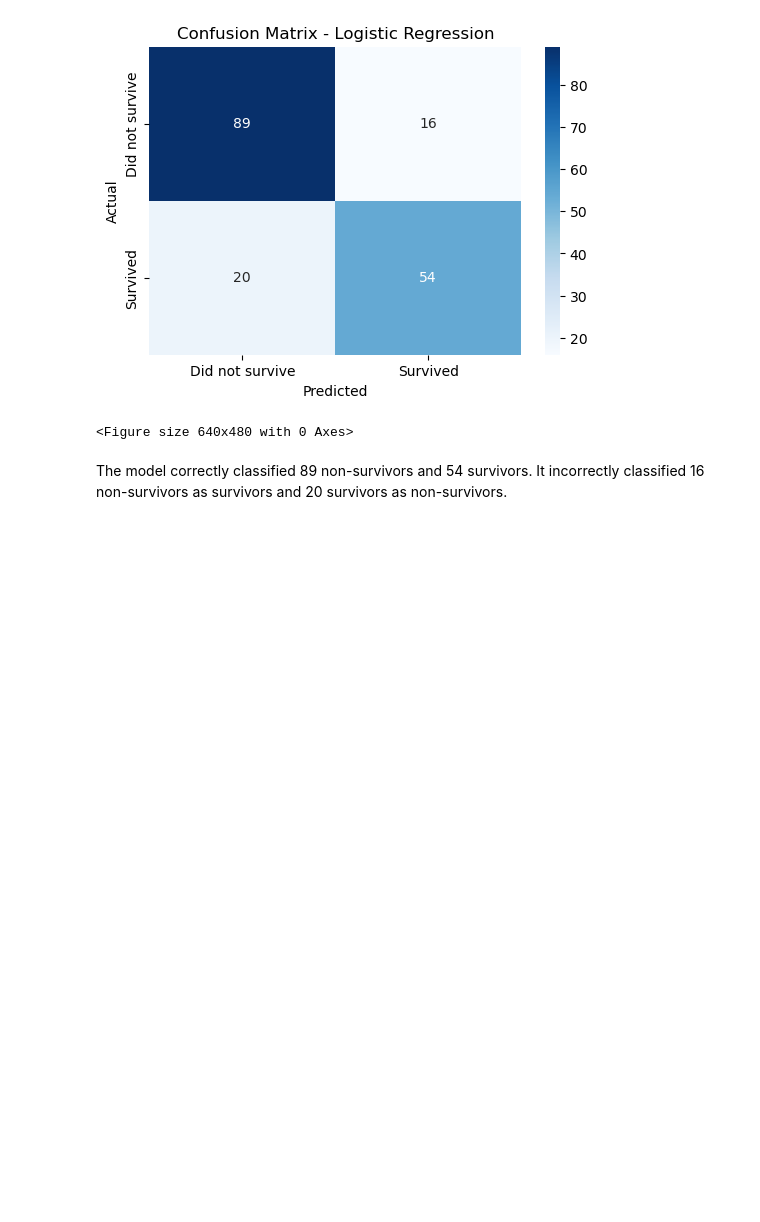
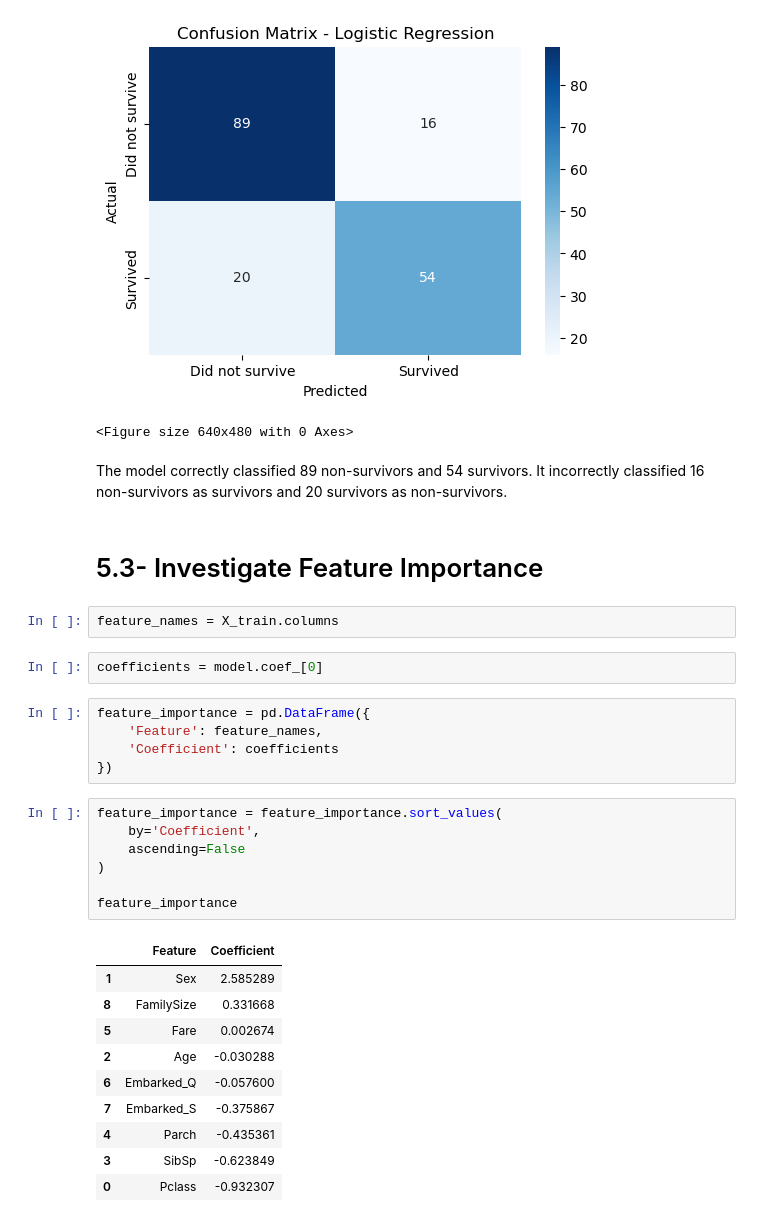
Before and after one commit to ashraf100H/titanic-survival-prediction, a Jupyter notebook: notebook/titanic_analysis.ipynb, the cells around one changed output. Saved outputs shown, nothing was run; the diff lists cells and outputs as text; blank space fills up the shorter version.

```diff
--- a/notebook/titanic_analysis.ipynb
+++ b/notebook/titanic_analysis.ipynb
@@ -797,3 +797,32 @@ plt.savefig("D:\\one drive\\OneDrive - ump.edu.my\\Documents\\GitHub\\titanic-su
 <Figure size 640x480 with 0 Axes>
 # %% [markdown]
 The model correctly classified 89 non-survivors and 54 survivors. It incorrectly classified 16 non-survivors as survivors and 20 survivors as non-survivors.
+# %% [markdown]
+# 5.3- Investigate Feature Importance
+# %%
+feature_names = X_train.columns
+# %%
+coefficients = model.coef_[0]
+# %%
+feature_importance = pd.DataFrame({
+    'Feature': feature_names,
+    'Coefficient': coefficients
+})
+# %%
+feature_importance = feature_importance.sort_values(
+    by='Coefficient',
+    ascending=False
+)
+
+feature_importance
+# %% [output]
+|  | Feature | Coefficient |
+| 1 | Sex | 2.585289 |
+| 8 | FamilySize | 0.331668 |
+| 5 | Fare | 0.002674 |
+| 2 | Age | -0.030288 |
+| 6 | Embarked_Q | -0.057600 |
+| 7 | Embarked_S | -0.375867 |
+| 4 | Parch | -0.435361 |
+| 3 | SibSp | -0.623849 |
+| 0 | Pclass | -0.932307 |
```
Also changed, not shown: parts of 3 cells of this notebook, 1 other file.
